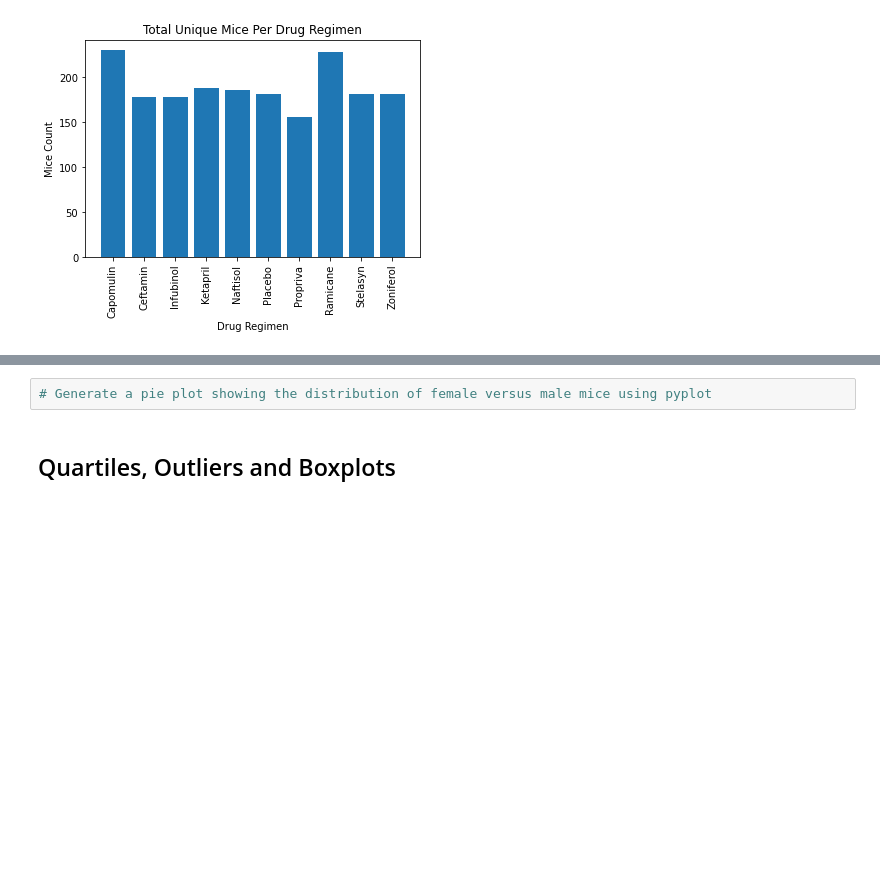
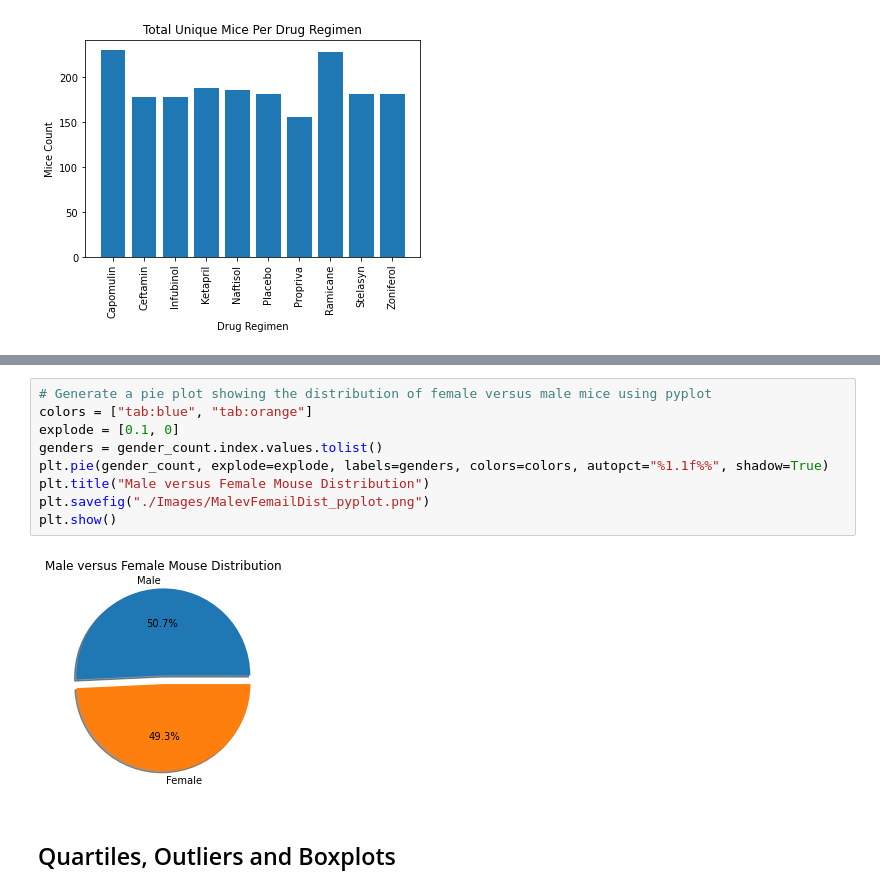
Before and after one commit to sean-galloway/matplotlib_Pymaceuticals, a Jupyter notebook: pymaceuticals.ipynb, the cells around one changed output, grey strips where cells are left out. Cells and saved outputs as stored; diff of their text form; blank space fills up the shorter version.

```diff
--- a/pymaceuticals.ipynb
+++ b/pymaceuticals.ipynb
@@ -187,5 +187,14 @@ plt.show()
-# %%
-# Generate a pie plot showing the distribution of female versus male mice using pyplot
+# %%
+# Generate a pie plot showing the distribution of female versus male mice using pyplot
+colors = ["tab:blue", "tab:orange"]
+explode = [0.1, 0]
+genders = gender_count.index.values.tolist()
+plt.pie(gender_count, explode=explode, labels=genders, colors=colors, autopct="%1.1f%%", shadow=True)
+plt.title("Male versus Female Mouse Distribution")
+plt.savefig("./Images/MalevFemailDist_pyplot.png")
+plt.show()
+# %% [output]
+[figure, added]
 # %% [markdown]
 ## Quartiles, Outliers and Boxplots
 # %%
```
Also changed, not shown: parts of 3 cells of this notebook.
